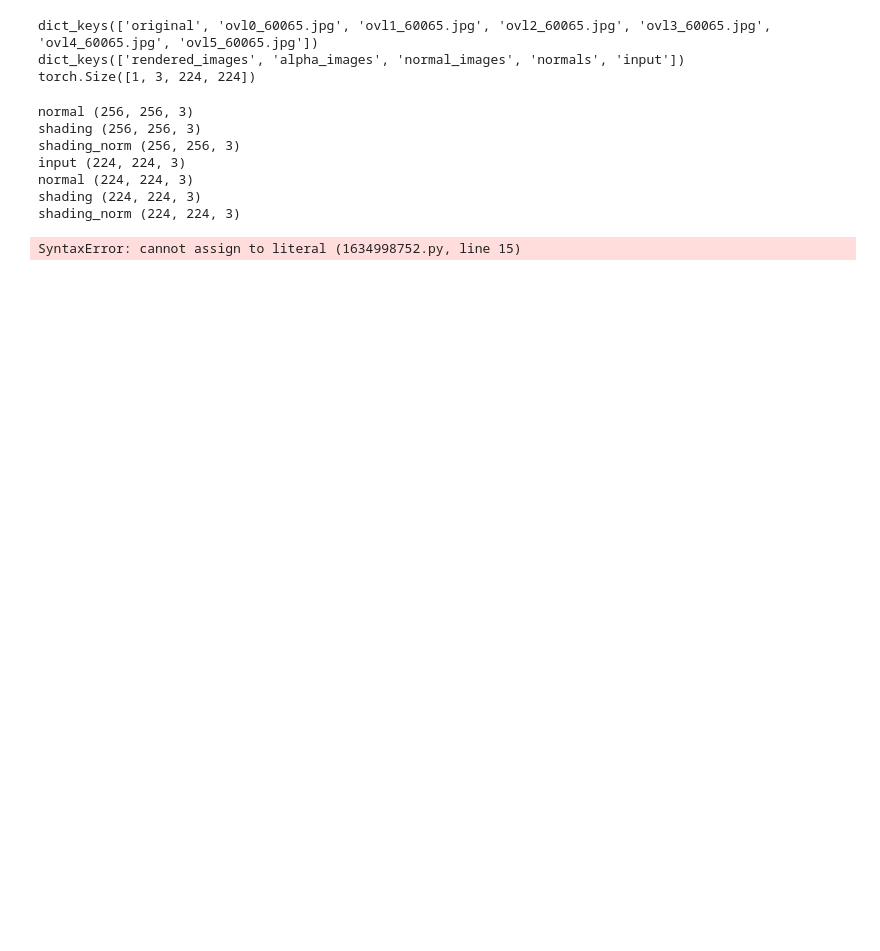
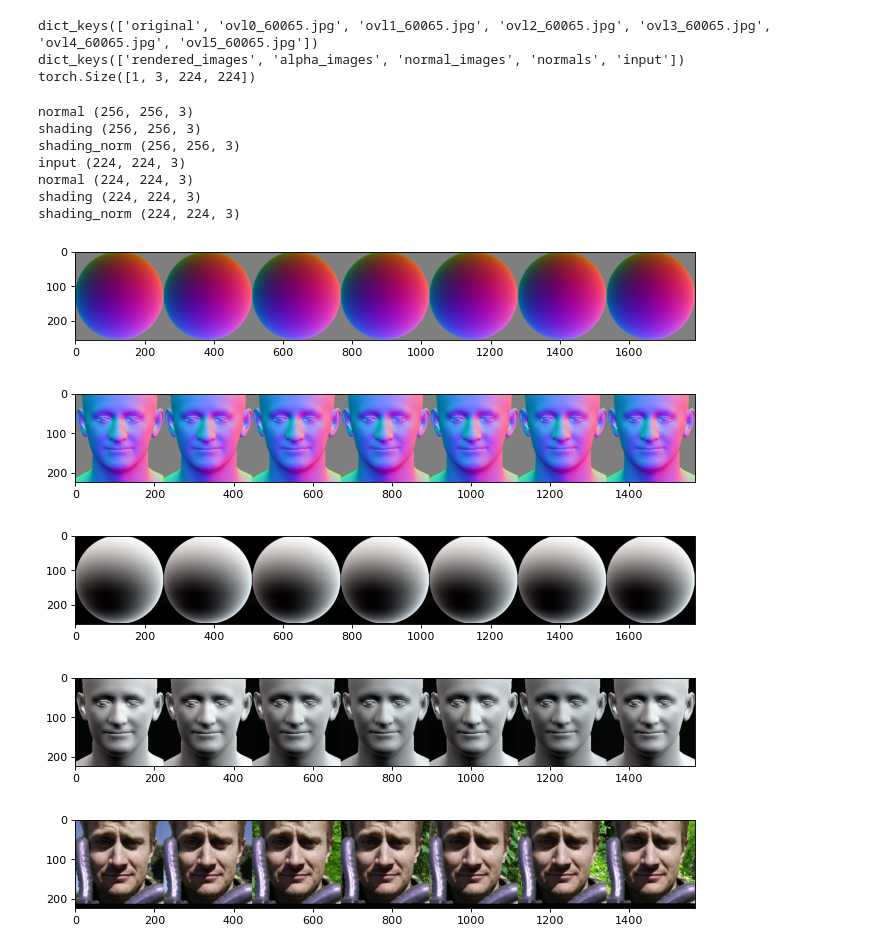
Before and after one commit to XezXey/guided-diffusion, a Jupyter notebook: sample_scripts/ipynb/Lighting_stuff/fgr_bgr_effect/Light_Background.ipynb, the cells around one changed output. Drawn from its saved outputs; the diff is of its cells as text; code cells hidden in the pictures; blank space fills up the shorter version.

```diff
--- a/sample_scripts/ipynb/Lighting_stuff/fgr_bgr_effect/Light_Background.ipynb
+++ b/sample_scripts/ipynb/Lighting_stuff/fgr_bgr_effect/Light_Background.ipynb
@@ -230,7 +230,6 @@ def get_deca(data, dat_type, cfg=None):
     from deca import get_deca_emb
     importlib.reload(get_deca_emb)
 
-    itw_path = "../../itw_images/aligned/"
     device = 'cuda:2'
 
     # DECA
@@ -314,7 +289,7 @@ def relit_sphere(params, image_name):
     # Create the "Normal map of sphere" using
     img_size = 256
     x = np.linspace(-1, 1, img_size)
-    z = np.linspace(1, -1, img_size)
+    z = np.linspace(-1, 1, img_size)
     x, z = np.meshgrid(x, z)
 
     mag = np.sqrt(x**2 + z**2)
@@ -376,40 +351,44 @@ for image_name in images.keys():
         'out_face' : out_face,
     }
 # %%
-def stack_img(output, k):
+def stack_img(output, k, images):
     sphere_list = []
     face_list = []
     for image_name in images.keys():
         sphere_list.append(output[image_name]['out_sphere'][k])
         face_list.append(output[image_name]['out_face'][k])
     sphere = np.stack(sphere_list, axis=0)
     face = np.stack(face_list, axis=0)
     return sphere, face
 
+sphere_normal, face_normal = stack_img(output, k='normal', images=images)
+sphere_shading, face_shading = stack_img(output, k='shading_norm', images=images)
 
-sphere_normal, face_normal = stack_img(output, k='normal')
-sphere_shading, face_shading = stack_img(output, k='shading_norm')
-
-w=10, h=10
+w=10
+h=10
 plt.figure(figsize=(w, h), dpi=80)
 plt.imshow(np.concatenate(sphere_normal, axis=1))
 plt.show()
 plt.figure(figsize=(w, h), dpi=80)
 plt.imshow(np.concatenate(face_normal, axis=1))
 plt.show()
 plt.figure(figsize=(w, h), dpi=80)
 plt.imshow(np.concatenate(sphere_shading, axis=1))
 plt.show()
 plt.figure(figsize=(w, h), dpi=80)
 plt.imshow(np.concatenate(face_shading, axis=1))
 plt.show()
 
 input_face = []
 for image_name in images.keys():
     input_face.append(output[image_name]['out_face']['input'])
 input_face = np.concatenate(input_face, axis=1)
 plt.figure(figsize=(w, h), dpi=80)
 plt.imshow(input_face)
 plt.show()
 # %% [output]
-SyntaxError: cannot assign to literal (1634998752.py, line 15)
+[figure, added]
+[figure, added]
+[figure, added]
+[figure, added]
+[figure, added]
```
Also changed, not shown: parts of 2 cells of this notebook, 6 other files.
